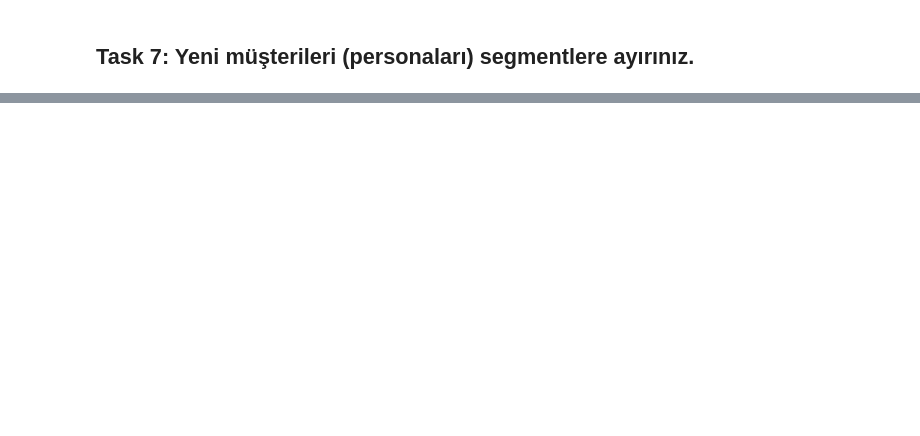
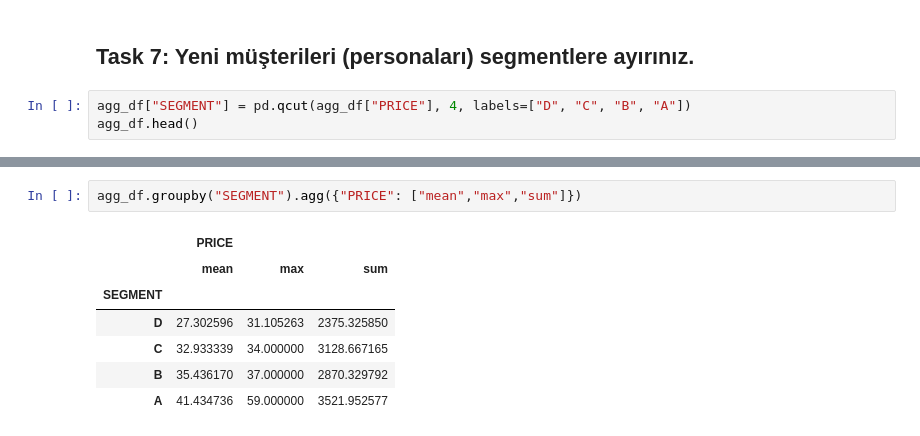
Before and after one commit to umutarsln/IOS-CustomerYield, a Jupyter notebook: main/main.ipynb, the cells around one changed output, grey strips where cells are left out. Drawn from its saved outputs; the diff is of its cells as text; blank space fills up the shorter version.

```diff
--- a/main/main.ipynb
+++ b/main/main.ipynb
@@ -268,2 +277,5 @@ agg_df.groupby("customers_level_based").agg({"PRICE":"mean"})
 # %% [markdown]
 ## Task 7: Yeni müşterileri (personaları) segmentlere ayırınız.
+# %%
+agg_df["SEGMENT"] = pd.qcut(agg_df["PRICE"], 4, labels=["D", "C", "B", "A"])
+agg_df.head()
@@ -269,0 +289,10 @@ agg_df.groupby("customers_level_based").agg({"PRICE":"mean"})
+# %%
+agg_df.groupby("SEGMENT").agg({"PRICE": ["mean","max","sum"]})
+# %% [output]
+|  | PRICE |  |  |
+|  | mean | max | sum |
+| SEGMENT |  |  |  |
+| D | 27.302596 | 31.105263 | 2375.325850 |
+| C | 32.933339 | 34.000000 | 3128.667165 |
+| B | 35.436170 | 37.000000 | 2870.329792 |
+| A | 41.434736 | 59.000000 | 3521.952577 |
```
Also changed, not shown: parts of 6 cells of this notebook.
